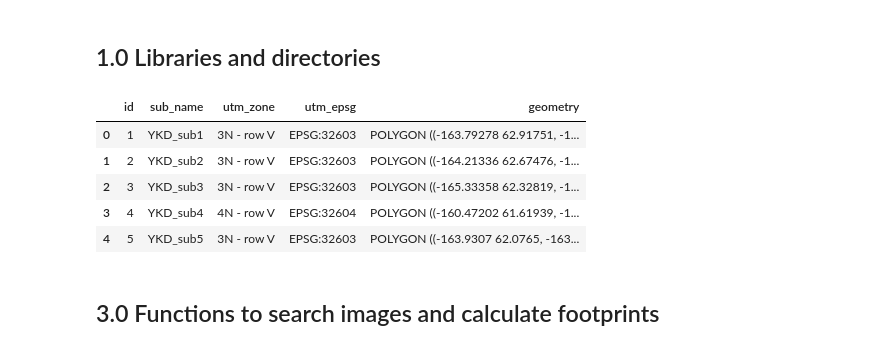
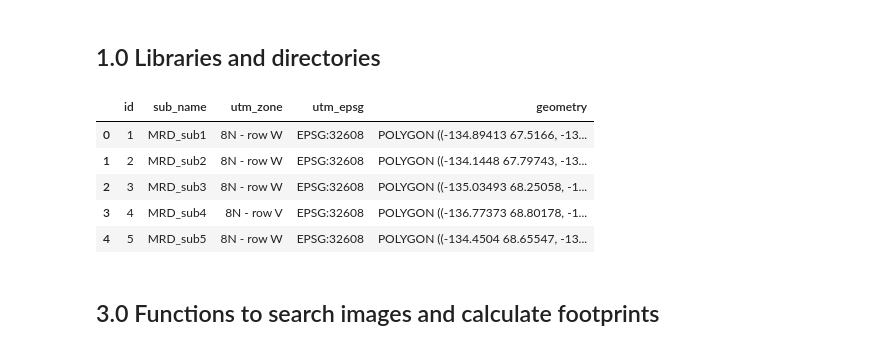
Before and after one commit to jtmaze/green-by-another-name, a Jupyter notebook: 1-search-coincident-image-dates.ipynb, the cells around one changed output. Cells and saved outputs as stored; diff of their text form; code cells hidden in the pictures.

```diff
--- a/1-search-coincident-image-dates.ipynb
+++ b/1-search-coincident-image-dates.ipynb
@@ -15,39 +15,39 @@ from shapely.geometry import shape
 
 ee.Authenticate()
 ee.Initialize(project='ee-green-by-another-name')
 
-roi_name = 'YKD'
+roi_name = 'MRD'
 cloud_threshold = 40
 
 """
 To select coincident images from a specific seasons,
 make list of timeframes with begining and end.
 """
 season_start = '05-01' # 'MM-DD'
 season_stop = '09-30'
 year_start = 2015 # YYYY
 year_stop = 2025
 if year_start != year_stop:
     year_range = range(year_start, year_stop)
 else:
     year_range = [year_start]
 
 timeframes = []
 for year in year_range:
     begin = str(year) + '-' + season_start
     end = str(year) + '-' + season_stop
     tf = (begin, end)
     timeframes.append(tf)
 
 sub_rois = gpd.read_file(f'./data/roi_shapes/rois/{roi_name}_sub_rois.shp')
 sub_rois.head()
 # %% [output]
 |  | id | sub_name | utm_zone | utm_epsg | geometry |
-| 0 | 1 | YKD_sub1 | 3N - row V | EPSG:32603 | POLYGON ((-163.79278 62.91751, -1... |
-| 1 | 2 | YKD_sub2 | 3N - row V | EPSG:32603 | POLYGON ((-164.21336 62.67476, -1... |
-| 2 | 3 | YKD_sub3 | 3N - row V | EPSG:32603 | POLYGON ((-165.33358 62.32819, -1... |
-| 3 | 4 | YKD_sub4 | 4N - row V | EPSG:32604 | POLYGON ((-160.47202 61.61939, -1... |
-| 4 | 5 | YKD_sub5 | 3N - row V | EPSG:32603 | POLYGON ((-163.9307 62.0765, -163... |
+| 0 | 1 | MRD_sub1 | 8N - row W | EPSG:32608 | POLYGON ((-134.89413 67.5166, -13... |
+| 1 | 2 | MRD_sub2 | 8N - row W | EPSG:32608 | POLYGON ((-134.1448 67.79743, -13... |
+| 2 | 3 | MRD_sub3 | 8N - row W | EPSG:32608 | POLYGON ((-135.03493 68.25058, -1... |
+| 3 | 4 | MRD_sub4 | 8N - row V | EPSG:32608 | POLYGON ((-136.77373 68.80178, -1... |
+| 4 | 5 | MRD_sub5 | 8N - row W | EPSG:32608 | POLYGON ((-134.4504 68.65547, -13... |
 # %% [markdown]
 ## 3.0 Functions to search images and calculate footprints
 # %%
```
Also changed, not shown: parts of 1 cell of this notebook, 2 other files.
